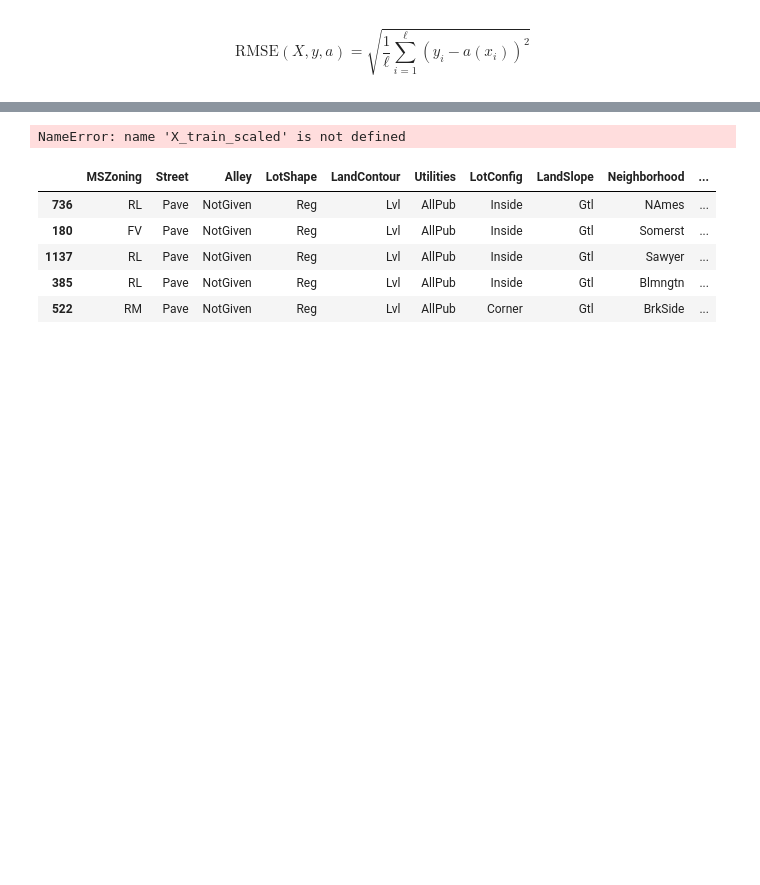
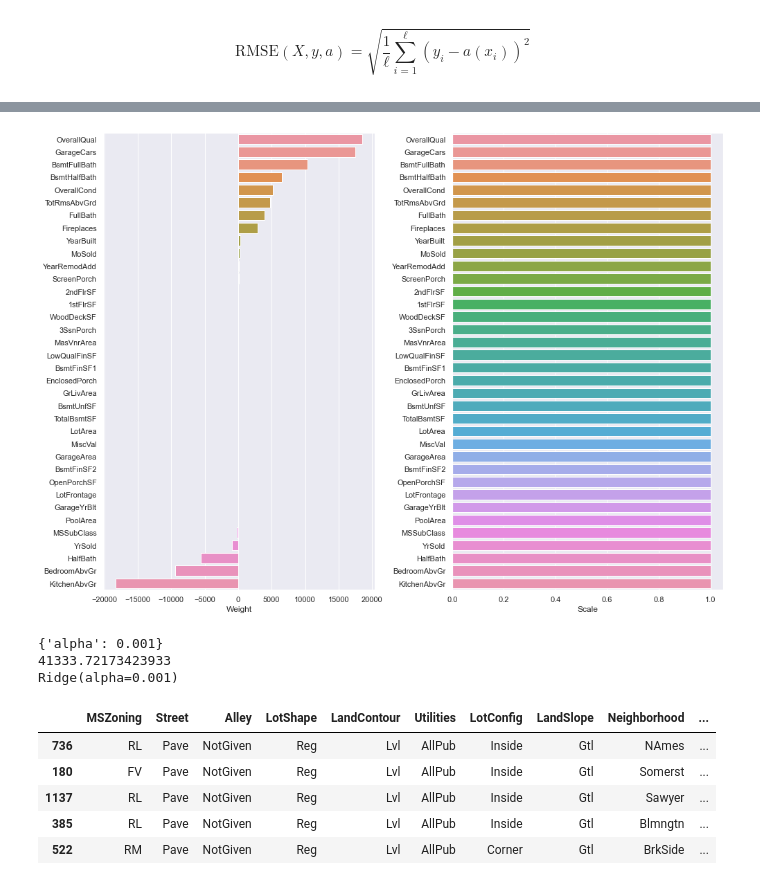
Before and after one commit to pagamov/7sem, a Jupyter notebook: Мультимедиа/3lab Гамов Павел 407.ipynb, the cells around one changed output, grey strips where cells are left out. Cells and saved outputs as stored; diff of their text form; code cells hidden in the pictures; blank space fills up the shorter version.

```diff
--- a/Мультимедиа/3lab Гамов Павел 407.ipynb
+++ b/Мультимедиа/3lab Гамов Павел 407.ipynb
@@ -192,11 +122,14 @@ NameError: name 'numeric_features' is not defined
 # %%
 # Отмасштабируйте признаки перед обучением модели, воспользуясь трансформером StandardScaler
-# TO DO
+from sklearn.preprocessing import StandardScaler
+scaler = StandardScaler()
+scaler.fit(X_train)
+X_train_scaled = scaler.transform(X_train)
 # %%
-scales = pd.Series(data=X_train_scaled.std(axis=0), index=numeric_features)
-show_weights(numeric_features, model.coef_, scales)
+scales = pd.Series(data=X_train_scaled.std(axis=0))
+show_weights(X.columns, model.coef_, scales)
 # %% [output]
-NameError: name 'X_train_scaled' is not defined
+[figure, added]
 # %%
 # Подберите коэффициент регуляризации alpha, воспользуясь GridSearchCV
 # TO DO
@@ -202,0 +137,8 @@ NameError: name 'X_train_scaled' is not defined
+# %%
+print(gbr_grid_search.best_params_)
+print(gbr_grid_search.best_score_)
+print(gbr_grid_search.best_estimator_)
+# %% [output]
+{'alpha': 0.001}
+41333.72173423933
+Ridge(alpha=0.001)
```
Also changed, not shown: parts of 28 cells of this notebook, 1 other file.
